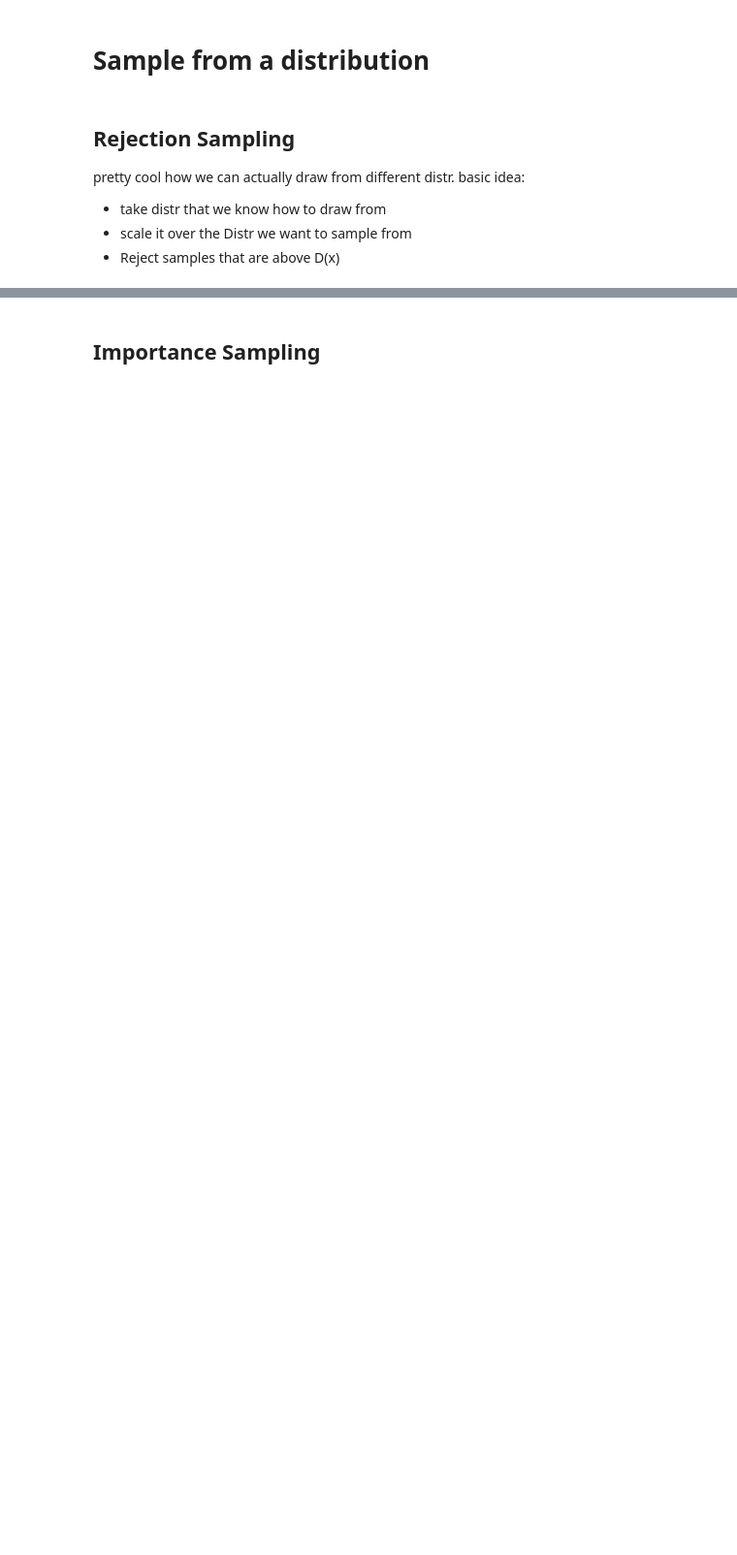
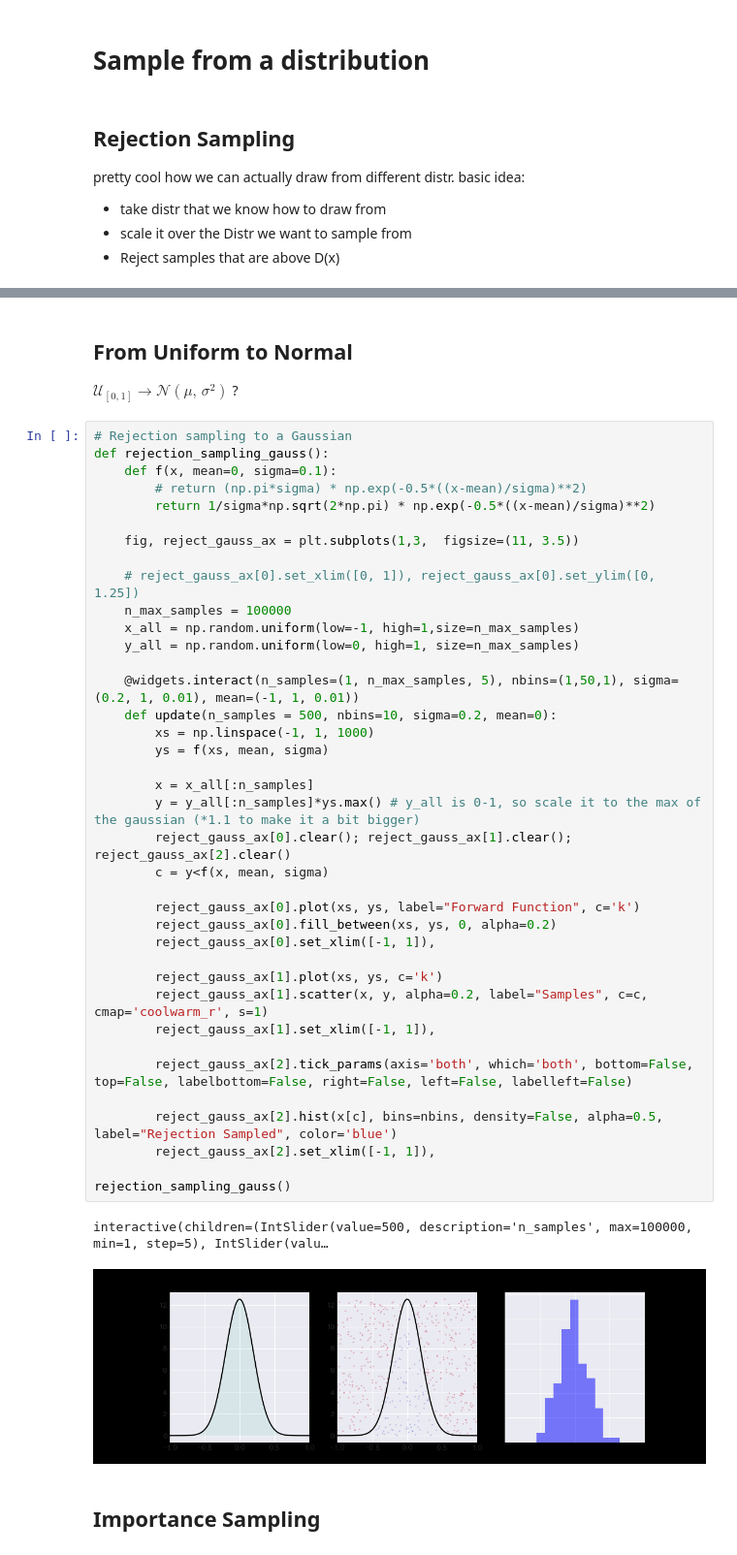
Before and after one commit to f-ilic/cib_seminar, a Jupyter notebook: overview.ipynb, the cells around one changed output, grey strips where cells are left out. Shown at 97% size. Drawn from its saved outputs; the diff is of its cells as text; blank space fills up the shorter version.

```diff
--- a/overview.ipynb
+++ b/overview.ipynb
@@ -92,3 +111,48 @@ plt.tight_layout()
+# %% [markdown]
+## From Uniform to Normal
+
+$\mathcal{U_{[0,1]}}  \rightarrow \mathcal{N}(\mu,\,\sigma^{2})$ ?
+# %%
+# Rejection sampling to a Gaussian
+def rejection_sampling_gauss():
+    def f(x, mean=0, sigma=0.1):
+        # return (np.pi*sigma) * np.exp(-0.5*((x-mean)/sigma)**2)
+        return 1/sigma*np.sqrt(2*np.pi) * np.exp(-0.5*((x-mean)/sigma)**2)
+
+    fig, reject_gauss_ax = plt.subplots(1,3,  figsize=(11, 3.5))
+
+    # reject_gauss_ax[0].set_xlim([0, 1]), reject_gauss_ax[0].set_ylim([0, 1.25])
+    n_max_samples = 100000
+    x_all = np.random.uniform(low=-1, high=1,size=n_max_samples)
+    y_all = np.random.uniform(low=0, high=1, size=n_max_samples)
+
+    @widgets.interact(n_samples=(1, n_max_samples, 5), nbins=(1,50,1), sigma=(0.2, 1, 0.01), mean=(-1, 1, 0.01))
+    def update(n_samples = 500, nbins=10, sigma=0.2, mean=0):
+        xs = np.linspace(-1, 1, 1000)
+        ys = f(xs, mean, sigma)
+
+        x = x_all[:n_samples]
+        y = y_all[:n_samples]*ys.max() # y_all is 0-1, so scale it to the max of the gaussian (*1.1 to make it a bit bigger)
+        reject_gauss_ax[0].clear(); reject_gauss_ax[1].clear(); reject_gauss_ax[2].clear()
+        c = y<f(x, mean, sigma)
+
+        reject_gauss_ax[0].plot(xs, ys, label="Forward Function", c='k')
+        reject_gauss_ax[0].fill_between(xs, ys, 0, alpha=0.2)
+        reject_gauss_ax[0].set_xlim([-1, 1]),
+
+        reject_gauss_ax[1].plot(xs, ys, c='k')
+        reject_gauss_ax[1].scatter(x, y, alpha=0.2, label="Samples", c=c, cmap='coolwarm_r', s=1)
+        reject_gauss_ax[1].set_xlim([-1, 1]),
+
+        reject_gauss_ax[2].tick_params(axis='both', which='both', bottom=False, top=False, labelbottom=False, right=False, left=False, labelleft=False)
+
+        reject_gauss_ax[2].hist(x[c], bins=nbins, density=False, alpha=0.5, label="Rejection Sampled", color='blue')
+        reject_gauss_ax[2].set_xlim([-1, 1]),
+
+rejection_sampling_gauss()
+# %% [output]
+interactive(children=(IntSlider(value=500, description='n_samples', max=100000, min=1, step=5), IntSlider(valu…
+[figure, added]
 # %% [markdown]
 ## Importance Sampling
 # %% [markdown]
```
Also changed, not shown: parts of 5 cells of this notebook.
